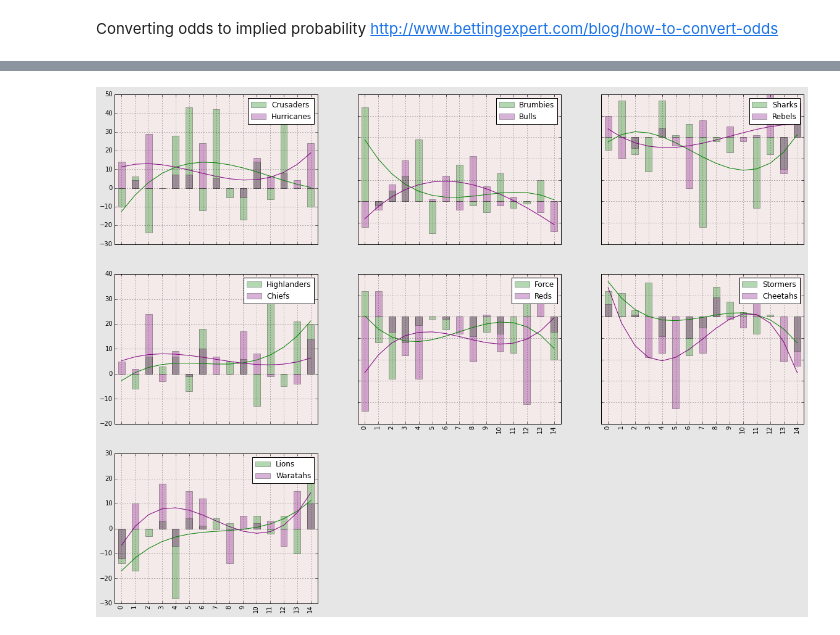
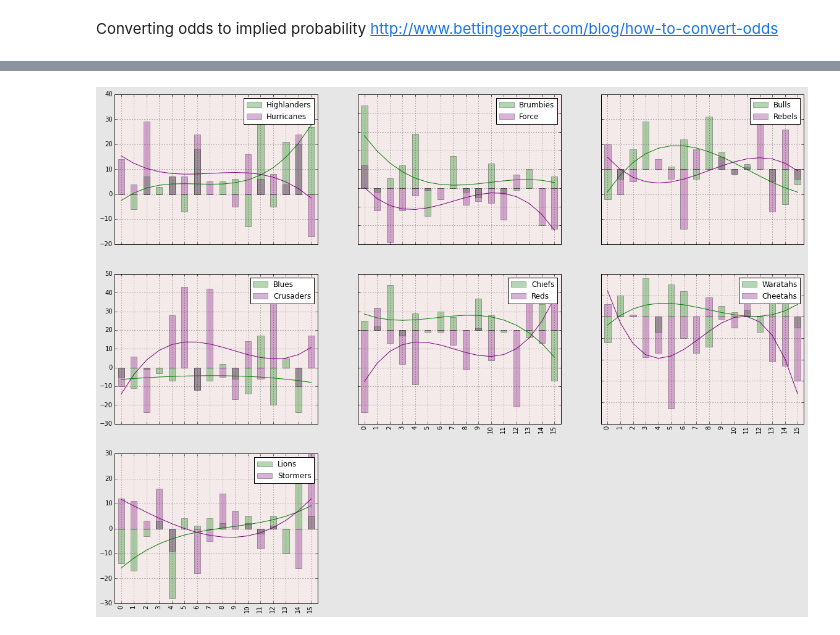
Before and after one commit to hillbs/Differential-Equations-and-Linear-Algebra, a Jupyter notebook: Super15.ipynb, the cells around one changed output, grey strips where cells are left out. Cells and saved outputs as stored; diff of their text form; code cells hidden in the pictures.

```diff
--- a/Super15.ipynb
+++ b/Super15.ipynb
@@ -598,40 +618,40 @@ Hist_plot([s15df.Chiefs,s15df.Blues],bins=5)
 # %%
-def Score_plot(Team1,Team2):
-    p1 = np.poly1d(np.polyfit(s15df.index,Team1,3))
+def Score_plot(Team1,Team2, power=3):
+    p1 = np.poly1d(np.polyfit(s15df.index,Team1,power))
     plt.plot(s15df.index,p1(s15df.index),color='g')#,label=draw[0])
     Team1.plot(kind='bar',color='g',alpha=.3)
 #     f = plt.figure(facecolor=".9")
 #     ax = f.add_subplot(111, axisbg="#F4EAEA")
-    p2 = np.poly1d(np.polyfit(s15df.index,Team2,3))
+    p2 = np.poly1d(np.polyfit(s15df.index,Team2,power))
     plt.plot(s15df.index,p2(s15df.index),color='purple')#,label='Bulls')
     Team2.plot(kind='bar',color='purple',alpha=.3,figsize=(20,20),sharex=True,sharey=True)
     plt.legend()
     return
 plt.figure(1,facecolor=".9")
 plt.subplot(4,3,1, axisbg="#F4EAEA")
-Score_plot(s15df.Crusaders,s15df.Hurricanes)
+Score_plot(s15df.Highlanders,s15df.Hurricanes)
 
 plt.subplot(4,3,2, axisbg="#F4EAEA")
-Score_plot(s15df.Brumbies,s15df.Bulls)
+Score_plot(s15df.Brumbies,s15df.Force)
 
 plt.subplot(4,3,3, axisbg="#F4EAEA")
-Score_plot(s15df.Sharks,s15df.Rebels)
+Score_plot(s15df.Bulls,s15df.Rebels)
 
 plt.subplot(4,3,4, axisbg="#F4EAEA")
-Score_plot(s15df.Highlanders,s15df.Chiefs)
+Score_plot(s15df.Blues,s15df.Crusaders)
 
 plt.subplot(4,3,5, axisbg="#F4EAEA")
-Score_plot(s15df.Force,s15df.Reds)
+Score_plot(s15df.Chiefs,s15df.Reds)
 
 plt.subplot(4,3,6, axisbg="#F4EAEA")
-Score_plot(s15df.Stormers,s15df.Cheetahs)
+Score_plot(s15df.Waratahs,s15df.Cheetahs)
 
 plt.subplot(4,3,7, axisbg="#F4EAEA")
-Score_plot(s15df.Lions,s15df.Waratahs)
+Score_plot(s15df.Lions,s15df.Stormers)
 
 plt.show()
 # %% [output]
-[figure, old version]
+[figure, new version]
 # %%
 repr(draw[1])
 # %% [output]
```
Also changed, not shown: parts of 16 cells of this notebook, 2 other files.
